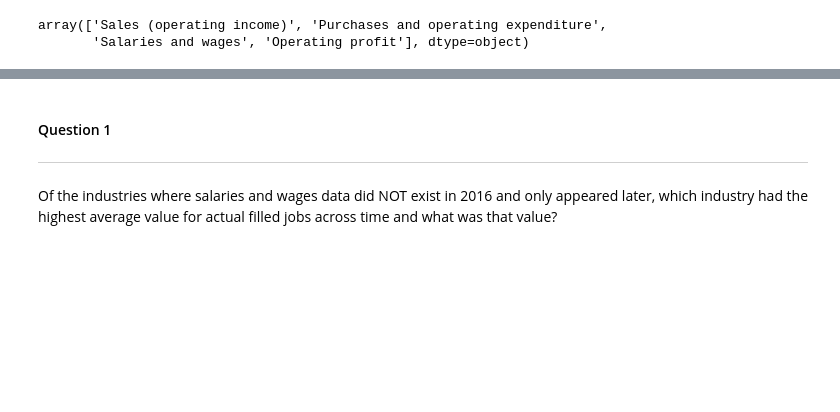
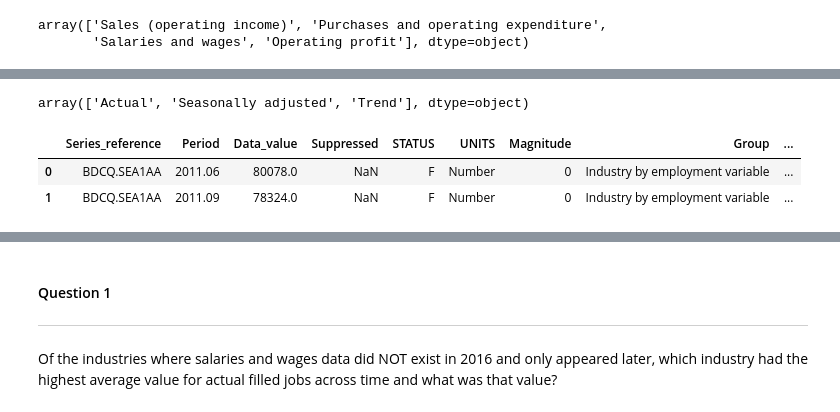
Before and after one commit to marcusbuckland/mle, a Jupyter notebook: notebook.ipynb, the cells around one changed output, grey strips where cells are left out. Cells and saved outputs as stored; diff of their text form; code cells hidden in the pictures; blank space fills up the shorter version.

```diff
--- a/notebook.ipynb
+++ b/notebook.ipynb
@@ -271,0 +295,11 @@ array(['Sales (operating income)', 'Purchases and operating expenditure',
+# %%
+# Series_title_3 pertains to if an ajustment has been made to the data value
+display(employment_df['Series_title_3'].unique())
+
+employment_df.rename({'Series_title_3':'Adjustment'}, axis=1, inplace=True)
+employment_df.head(2)
+# %% [output]
+array(['Actual', 'Seasonally adjusted', 'Trend'], dtype=object)
+|  | Series_reference | Period | Data_value | Suppressed | STATUS | UNITS | Magnitude | Group | ... |
+| 0 | BDCQ.SEA1AA | 2011.06 | 80078.0 | NaN | F | Number | 0 | Industry by employment variable | ... |
+| 1 | BDCQ.SEA1AA | 2011.09 | 78324.0 | NaN | F | Number | 0 | Industry by employment variable | ... |
```
Also changed, not shown: parts of 9 cells of this notebook.
